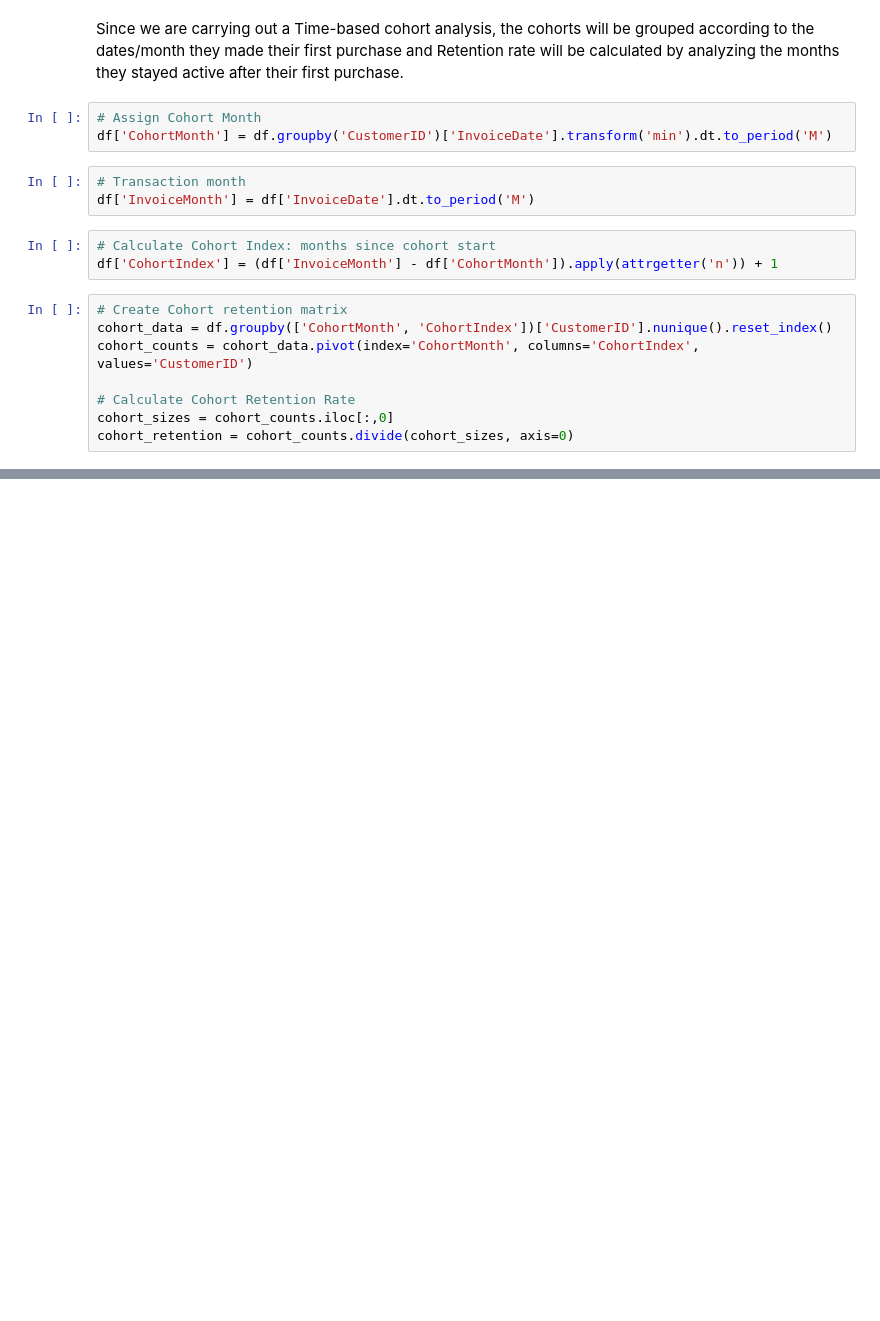
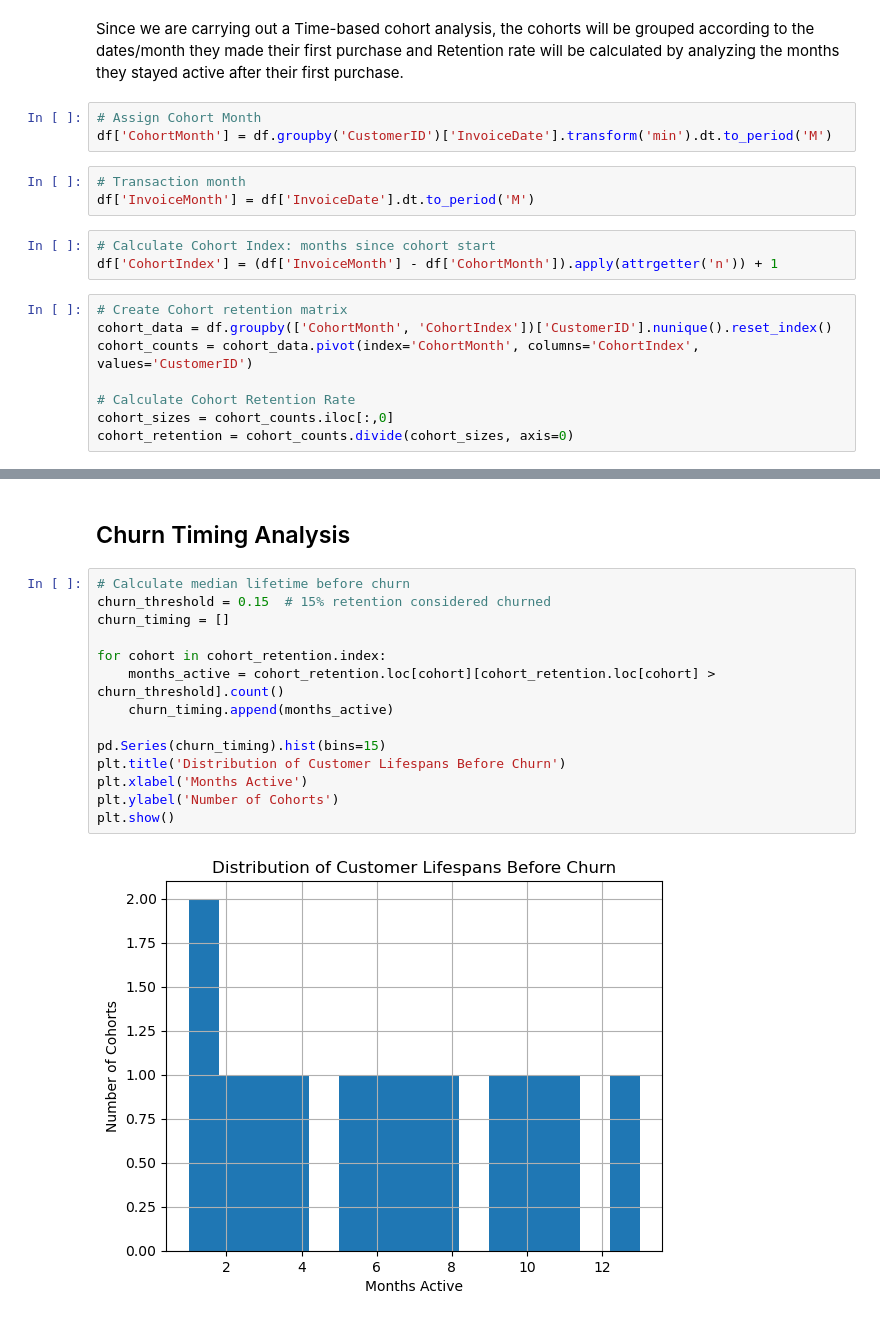
Before and after one commit to Emerald-GitHub/Eshop-pro-cohort-analysis, a Jupyter notebook: notebook/Eshop-pro-cohort-analysis.ipynb, the cells around one changed output, grey strips where cells are left out. Cells and saved outputs as stored; diff of their text form; blank space fills up the shorter version.

```diff
--- a/notebook/Eshop-pro-cohort-analysis.ipynb
+++ b/notebook/Eshop-pro-cohort-analysis.ipynb
@@ -277,0 +301,18 @@ plt.show()
+# %% [markdown]
+## Churn Timing Analysis
+# %%
+# Calculate median lifetime before churn
+churn_threshold = 0.15  # 15% retention considered churned
+churn_timing = []
+
+for cohort in cohort_retention.index:
+    months_active = cohort_retention.loc[cohort][cohort_retention.loc[cohort] > churn_threshold].count()
+    churn_timing.append(months_active)
+
+pd.Series(churn_timing).hist(bins=15)
+plt.title('Distribution of Customer Lifespans Before Churn')
+plt.xlabel('Months Active')
+plt.ylabel('Number of Cohorts')
+plt.show()
+# %% [output]
+[figure, added]
```
Also changed, not shown: parts of 9 cells of this notebook, 1 other file.
